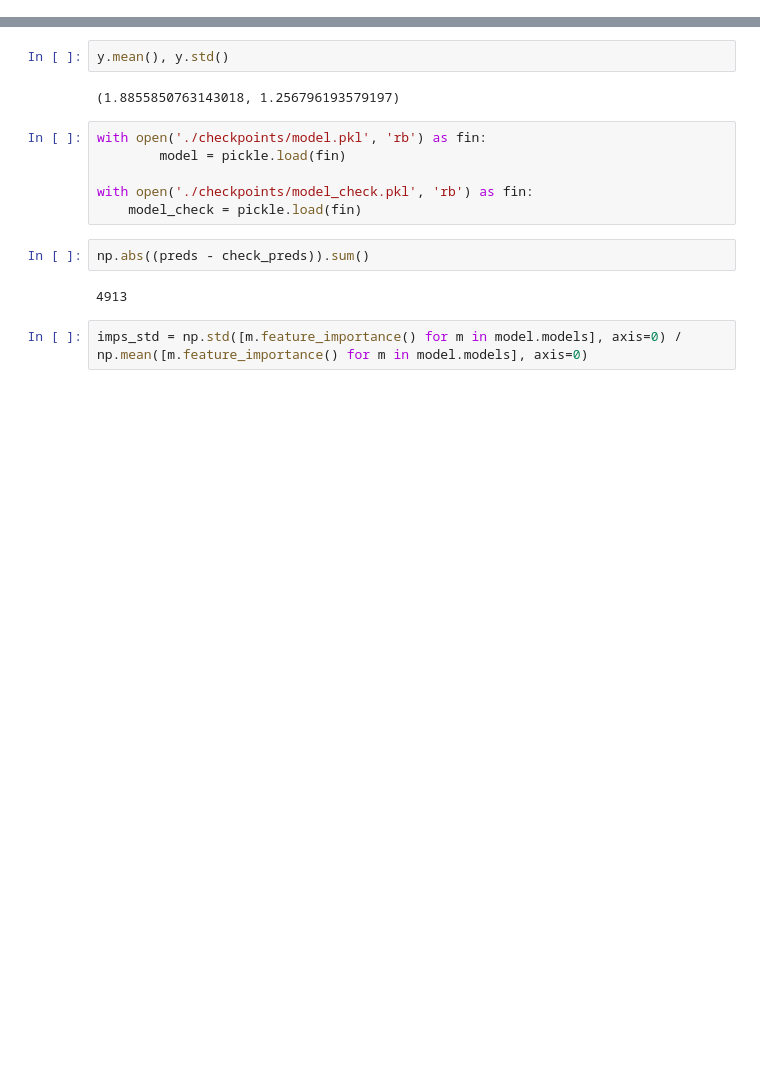
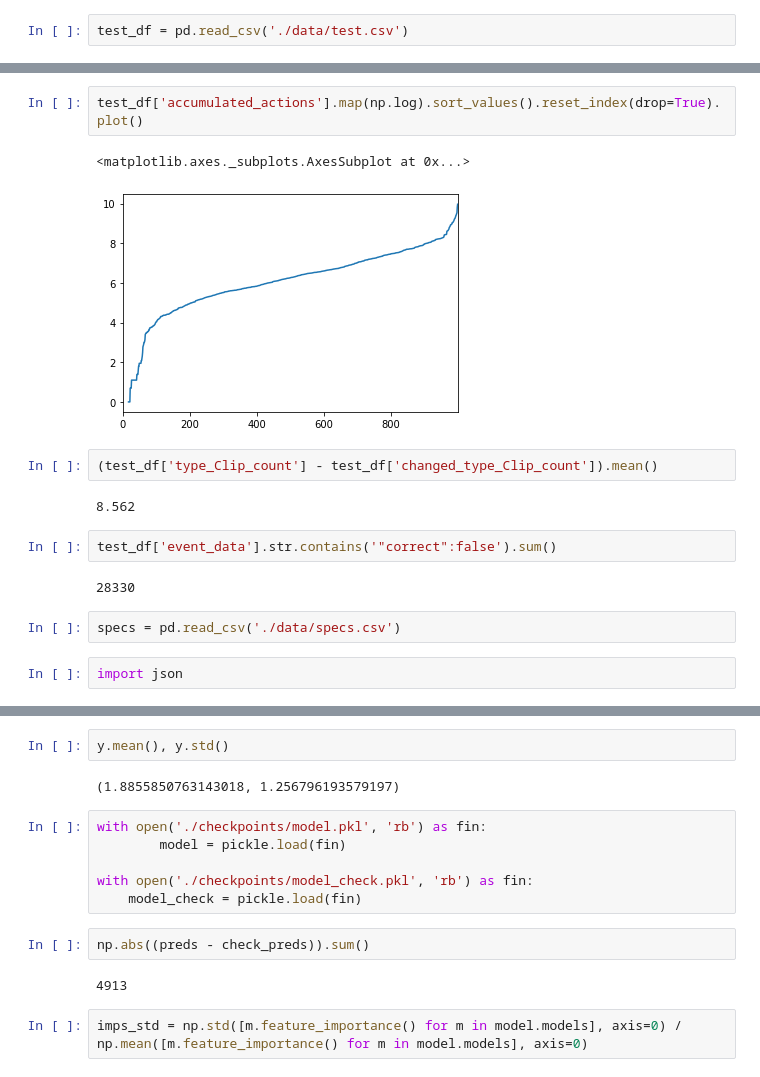
Before and after one commit to heartkilla/dsbowl2019, a Jupyter notebook: feature_engineering.ipynb, the cells around one changed output, grey strips where cells are left out. Drawn from its saved outputs; the diff is of its cells as text; blank space fills up the shorter version.

```diff
--- a/feature_engineering.ipynb
+++ b/feature_engineering.ipynb
@@ -8,0 +31,2 @@ import models
+# %%
+test_df = pd.read_csv('./data/test.csv')
@@ -8,0 +163,17 @@ import models
+# %%
+test_df['accumulated_actions'].map(np.log).sort_values().reset_index(drop=True).plot()
+# %% [output]
+<matplotlib.axes._subplots.AxesSubplot at 0x...>
+[figure, added]
+# %%
+(test_df['type_Clip_count'] - test_df['changed_type_Clip_count']).mean()
+# %% [output]
+8.562
+# %%
+test_df['event_data'].str.contains('"correct":false').sum()
+# %% [output]
+28330
+# %%
+specs = pd.read_csv('./data/specs.csv')
+# %%
+import json
```
Also changed, not shown: parts of 25 cells of this notebook, 5 other files.
